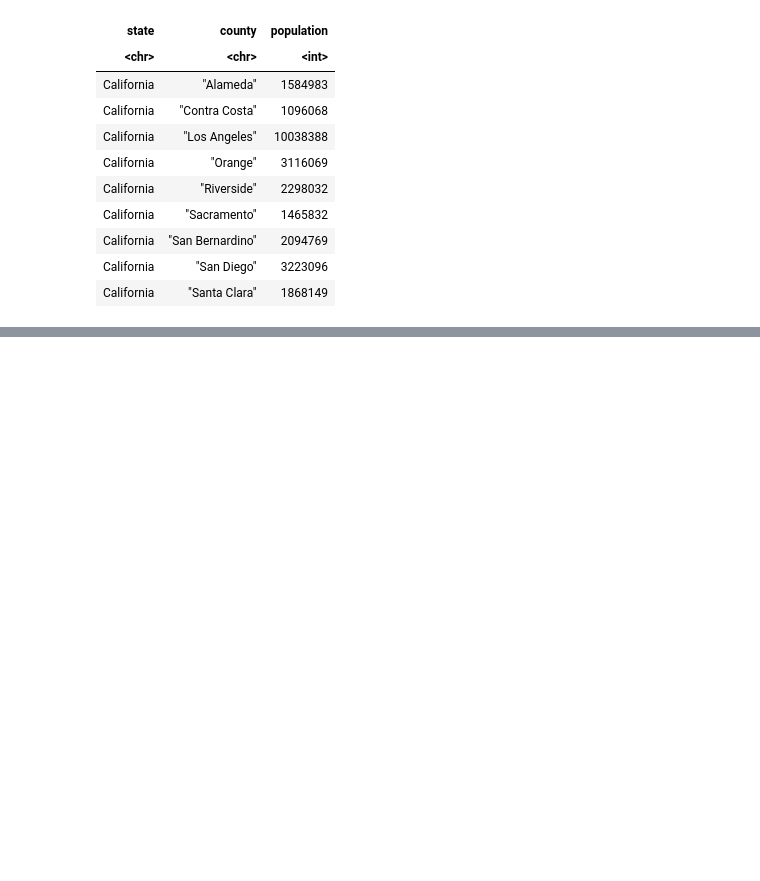
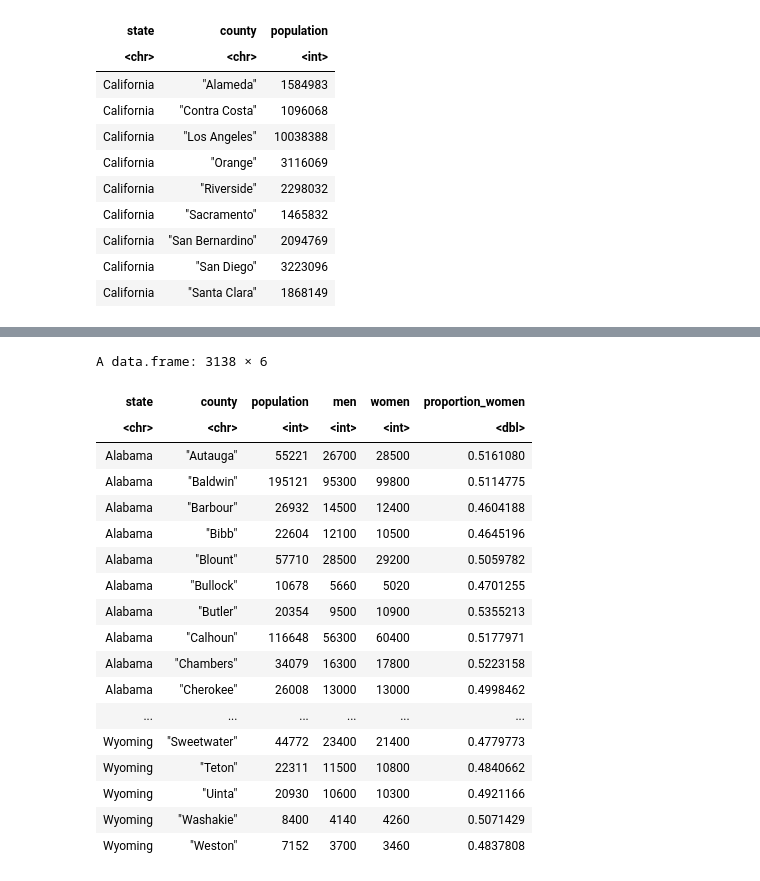
Before and after one commit to AI-MOO/Data_Scientist_with_R, a Jupyter notebook: 04_Data_Manipulation_with_dplyr/01_Transforming_Data_with_dplyr.ipynb, the cells around one changed output, grey strips where cells are left out. Cells and saved outputs as stored; diff of their text form; code cells hidden in the pictures; blank space fills up the shorter version.

```diff
--- a/04_Data_Manipulation_with_dplyr/01_Transforming_Data_with_dplyr.ipynb
+++ b/04_Data_Manipulation_with_dplyr/01_Transforming_Data_with_dplyr.ipynb
@@ -122,0 +220,28 @@ A data.frame: 9 × 3
+# %%
+counties_selected <- counties %>%
+  # Select the columns state, county, population, men, and women
+  select(state, county, population, men, women)
+
+counties_selected %>%
+  # Calculate proportion_women as the fraction of the population made up of women
+  mutate(proportion_women = women / population)
+# %% [output]
+A data.frame: 3138 × 6
+| state | county | population | men | women | proportion_women |
+| <chr> | <chr> | <int> | <int> | <int> | <dbl> |
+| Alabama | "Autauga" | 55221 | 26700 | 28500 | 0.5161080 |
+| Alabama | "Baldwin" | 195121 | 95300 | 99800 | 0.5114775 |
+| Alabama | "Barbour" | 26932 | 14500 | 12400 | 0.4604188 |
+| Alabama | "Bibb" | 22604 | 12100 | 10500 | 0.4645196 |
+| Alabama | "Blount" | 57710 | 28500 | 29200 | 0.5059782 |
+| Alabama | "Bullock" | 10678 | 5660 | 5020 | 0.4701255 |
+| Alabama | "Butler" | 20354 | 9500 | 10900 | 0.5355213 |
+| Alabama | "Calhoun" | 116648 | 56300 | 60400 | 0.5177971 |
+| Alabama | "Chambers" | 34079 | 16300 | 17800 | 0.5223158 |
+| Alabama | "Cherokee" | 26008 | 13000 | 13000 | 0.4998462 |
+| ... | ... | ... | ... | ... | ... |
+| Wyoming | "Sweetwater" | 44772 | 23400 | 21400 | 0.4779773 |
+| Wyoming | "Teton" | 22311 | 11500 | 10800 | 0.4840662 |
+| Wyoming | "Uinta" | 20930 | 10600 | 10300 | 0.4921166 |
+| Wyoming | "Washakie" | 8400 | 4140 | 4260 | 0.5071429 |
+| Wyoming | "Weston" | 7152 | 3700 | 3460 | 0.4837808 |
```
Also changed, not shown: parts of 10 cells of this notebook.
